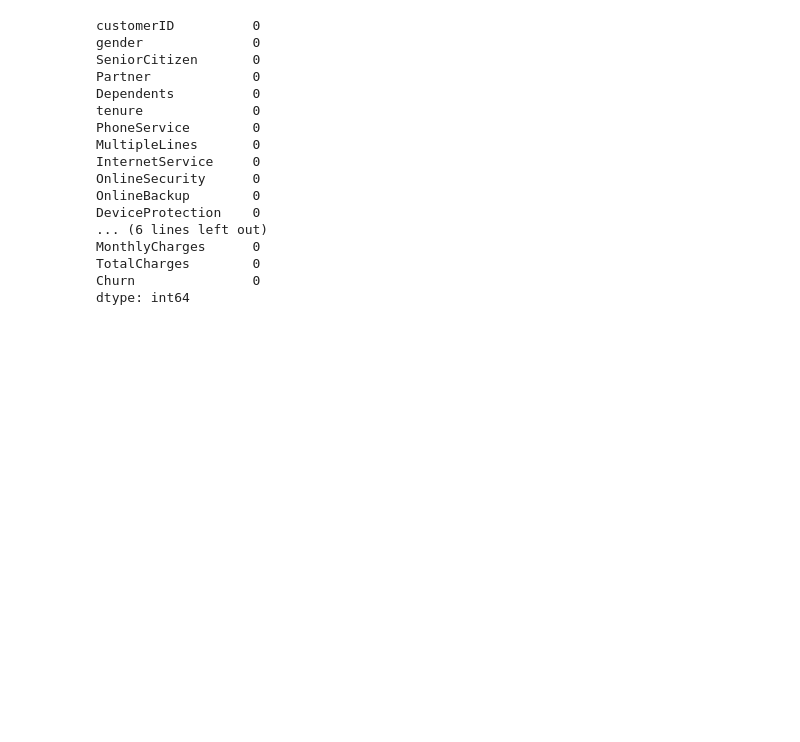
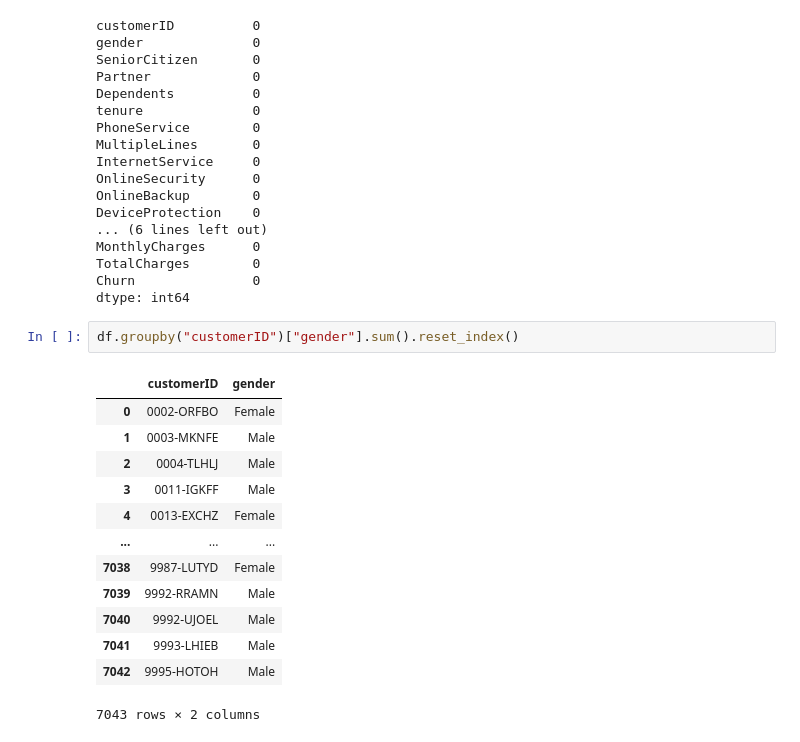
Before and after one commit to ismail-sha/customer-churn-project, a Jupyter notebook: cust_churn.ipynb, the cells around one changed output. Saved outputs shown, nothing was run; the diff lists cells and outputs as text; blank space fills up the shorter version.

```diff
--- a/cust_churn.ipynb
+++ b/cust_churn.ipynb
@@ -98,3 +98,19 @@ MonthlyCharges      0
 TotalCharges        0
 Churn               0
 dtype: int64
+# %%
+df.groupby("customerID")["gender"].sum().reset_index()
+# %% [output]
+|  | customerID | gender |
+| 0 | 0002-ORFBO | Female |
+| 1 | 0003-MKNFE | Male |
+| 2 | 0004-TLHLJ | Male |
+| 3 | 0011-IGKFF | Male |
+| 4 | 0013-EXCHZ | Female |
+| ... | ... | ... |
+| 7038 | 9987-LUTYD | Female |
+| 7039 | 9992-RRAMN | Male |
+| 7040 | 9992-UJOEL | Male |
+| 7041 | 9993-LHIEB | Male |
+| 7042 | 9995-HOTOH | Male |
+7043 rows × 2 columns
```
Also changed, not shown: parts of 5 cells of this notebook.
